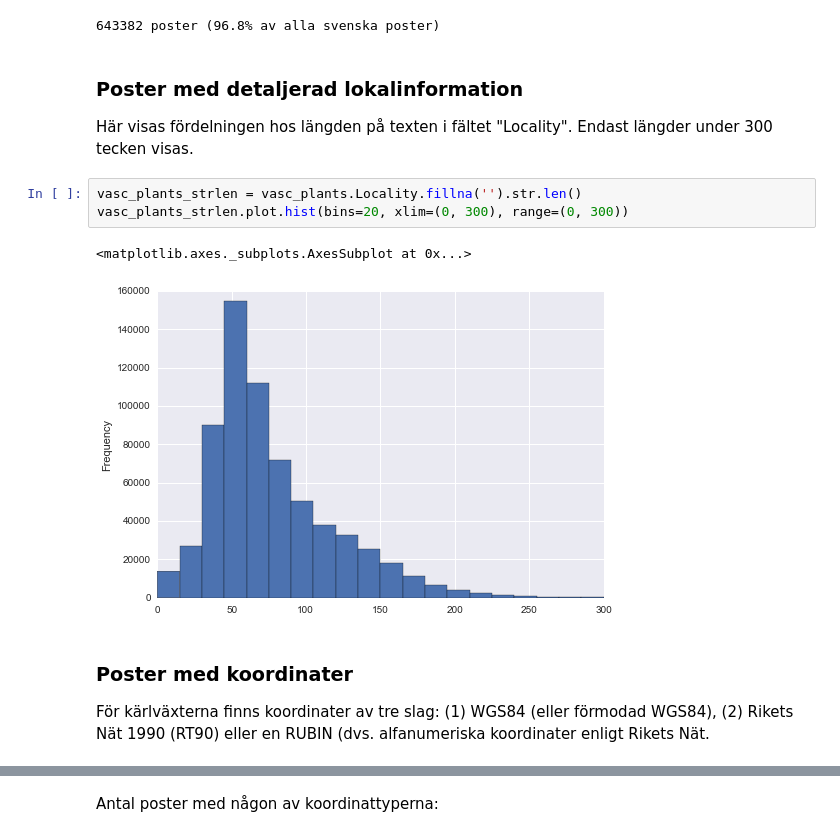
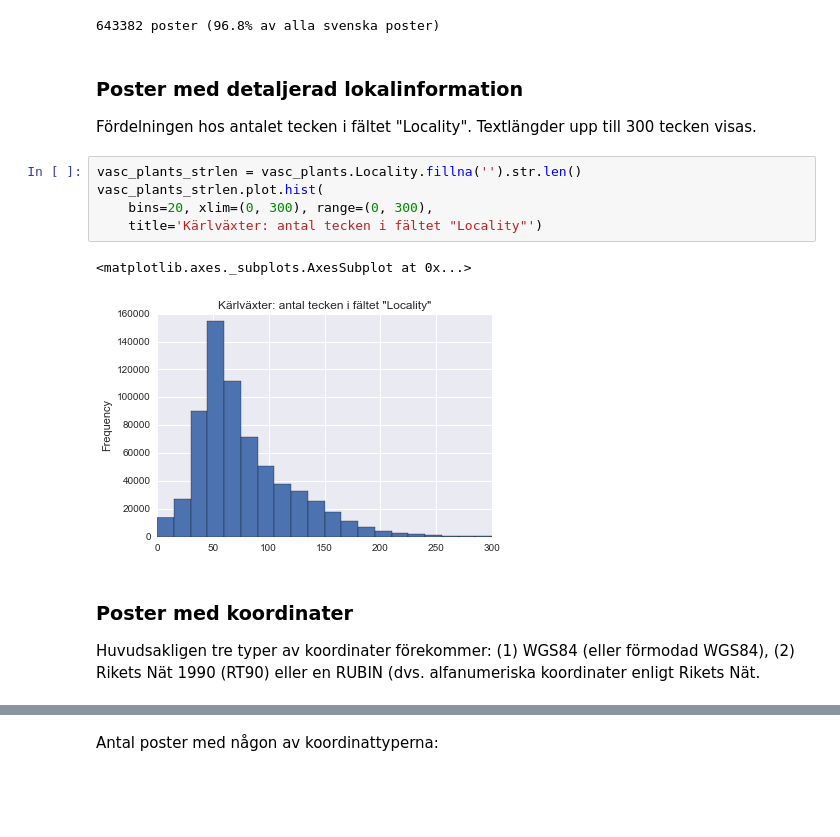
Before and after one commit to jmenglund/geocoding-survey, a Jupyter notebook: geocoding-survey.ipynb, the cells around one changed output, grey strips where cells are left out. Drawn from its saved outputs; the diff is of its cells as text; blank space fills up the shorter version.

Commit message:
Add titles to figures

```diff
--- a/geocoding-survey.ipynb
+++ b/geocoding-survey.ipynb
@@ -61,17 +60,19 @@ print(
 # %% [markdown]
 ### Poster med detaljerad lokalinformation
 
-Här visas fördelningen hos längden på texten i fältet "Locality". Endast längder under 300 tecken visas.
+Fördelningen hos antalet tecken i fältet "Locality". Textlängder upp till 300 tecken visas.
 # %%
 vasc_plants_strlen = vasc_plants.Locality.fillna('').str.len()
-vasc_plants_strlen.plot.hist(bins=20, xlim=(0, 300), range=(0, 300))
+vasc_plants_strlen.plot.hist(
+    bins=20, xlim=(0, 300), range=(0, 300),
+    title='Kärlväxter: antal tecken i fältet "Locality"')
 # %% [output]
 <matplotlib.axes._subplots.AxesSubplot at 0x...>
-[figure, old version]
+[figure, new version]
 # %% [markdown]
 ### Poster med koordinater
 
-För kärlväxterna finns koordinater av tre slag: (1) WGS84 (eller förmodad WGS84), (2) Rikets Nät 1990 (RT90) eller en RUBIN (dvs. alfanumeriska koordinater enligt Rikets Nät.
+Huvudsakligen tre typer av koordinater förekommer: (1) WGS84 (eller förmodad WGS84), (2) Rikets Nät 1990 (RT90) eller en RUBIN (dvs. alfanumeriska koordinater enligt Rikets Nät.
 # %%
 vasc_plants_coordinates = pd.DataFrame({
         'WGS84': (vasc_plants['latitud grader'].notnull() & vasc_plants['longitud grader'].notnull()),
```
Also changed, not shown: parts of 25 cells of this notebook.
